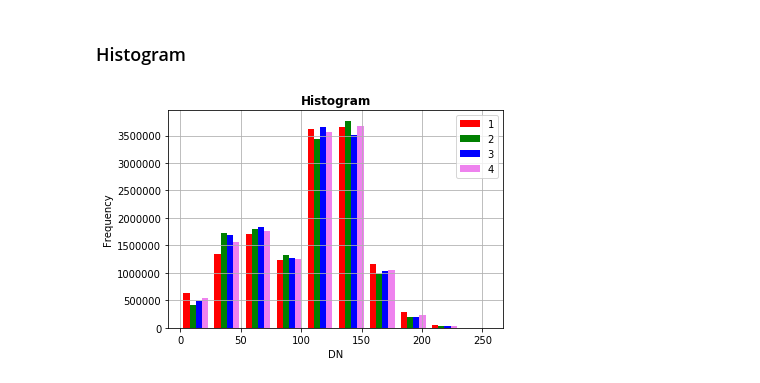
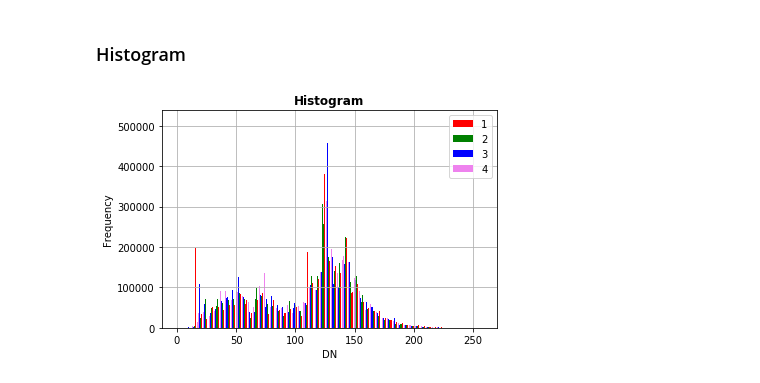
Before and after one commit to phenology/infrastructure, a Jupyter notebook: applications/notebooks/examples/python/plot_GeoTiffs.ipynb, the cells around one changed output. Saved outputs shown, nothing was run; the diff lists cells and outputs as text; code cells hidden in the pictures.

Commit message:
New histogram.

```diff
--- a/applications/notebooks/examples/python/plot_GeoTiffs.ipynb
+++ b/applications/notebooks/examples/python/plot_GeoTiffs.ipynb
@@ -99,6 +101,6 @@ plot.show((dataset, 3), title='band 3', ax=axb)
 ### Histogram
 # %%
 %matplotlib inline
-plot.show_hist(dataset)
+plot.show_hist(dataset, bins=250)
 # %% [output]
-[figure, old version]
+[figure, new version]
```
Also changed, not shown: parts of 2 cells of this notebook.
